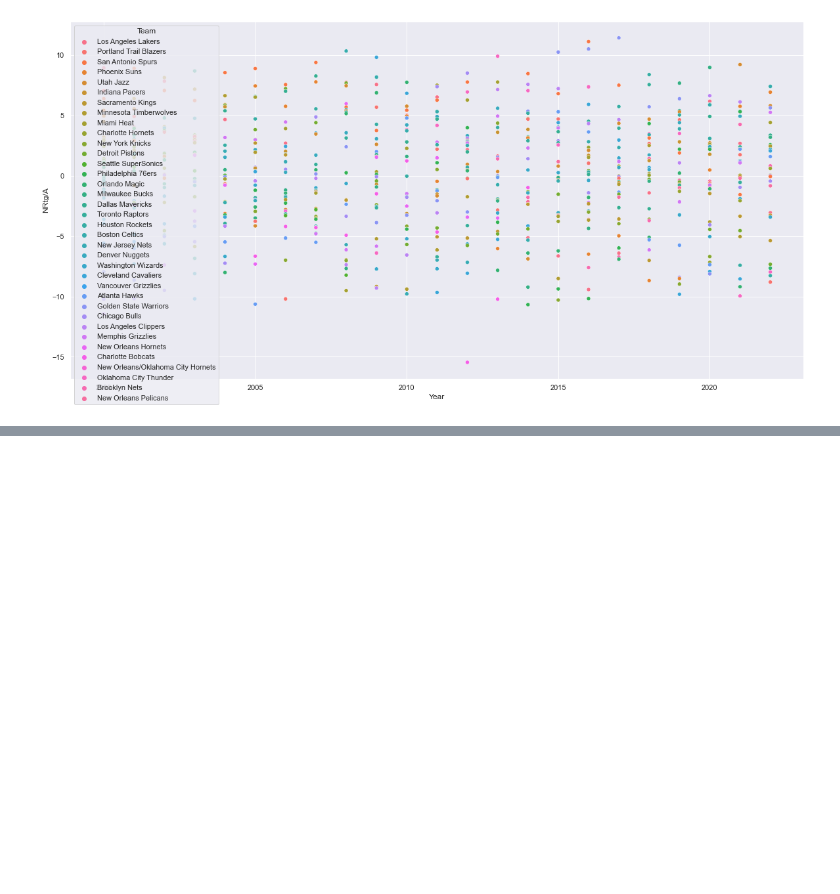
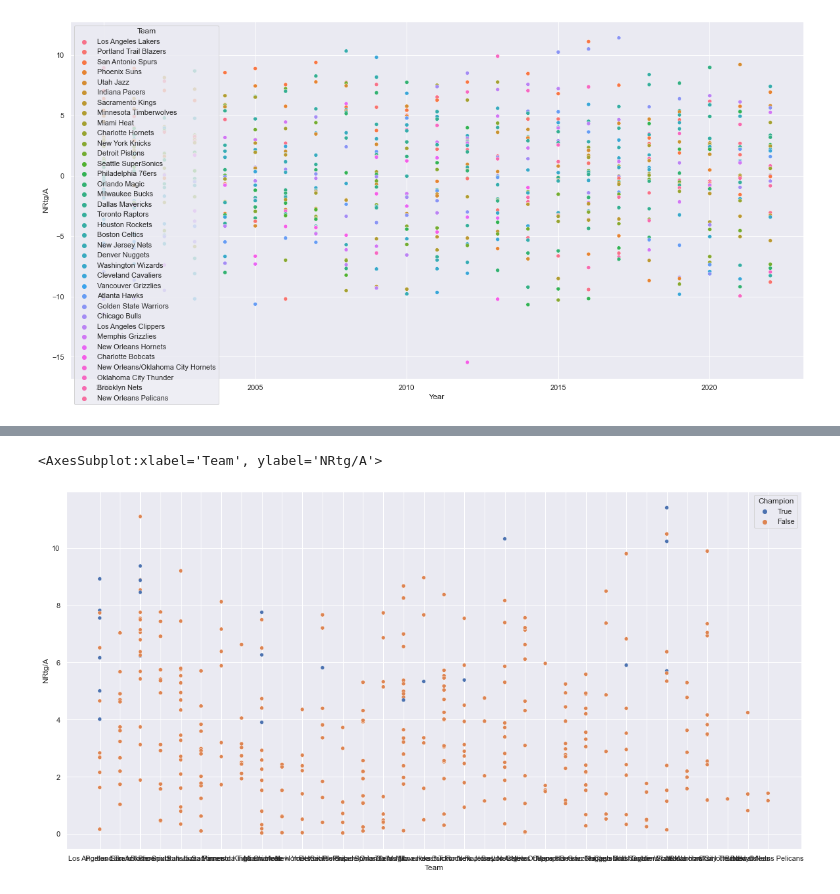
Before and after one commit to JinThong/MatchHub, a Jupyter notebook: Nba Stats/Nba Champions.ipynb, the cells around one changed output, grey strips where cells are left out. Drawn from its saved outputs; the diff is of its cells as text; code cells hidden in the pictures; blank space fills up the shorter version.

```diff
--- a/Nba Stats/Nba Champions.ipynb
+++ b/Nba Stats/Nba Champions.ipynb
@@ -283,0 +310,5 @@ df = df.iloc[: , :-1]
+# %%
+sns.scatterplot(x=df_upper['Team'], y=df_upper['NRtg/A'], hue=df_upper['Champion'])
+# %% [output]
+<AxesSubplot:xlabel='Team', ylabel='NRtg/A'>
+[figure, added]
```
Also changed, not shown: parts of 26 cells of this notebook.
